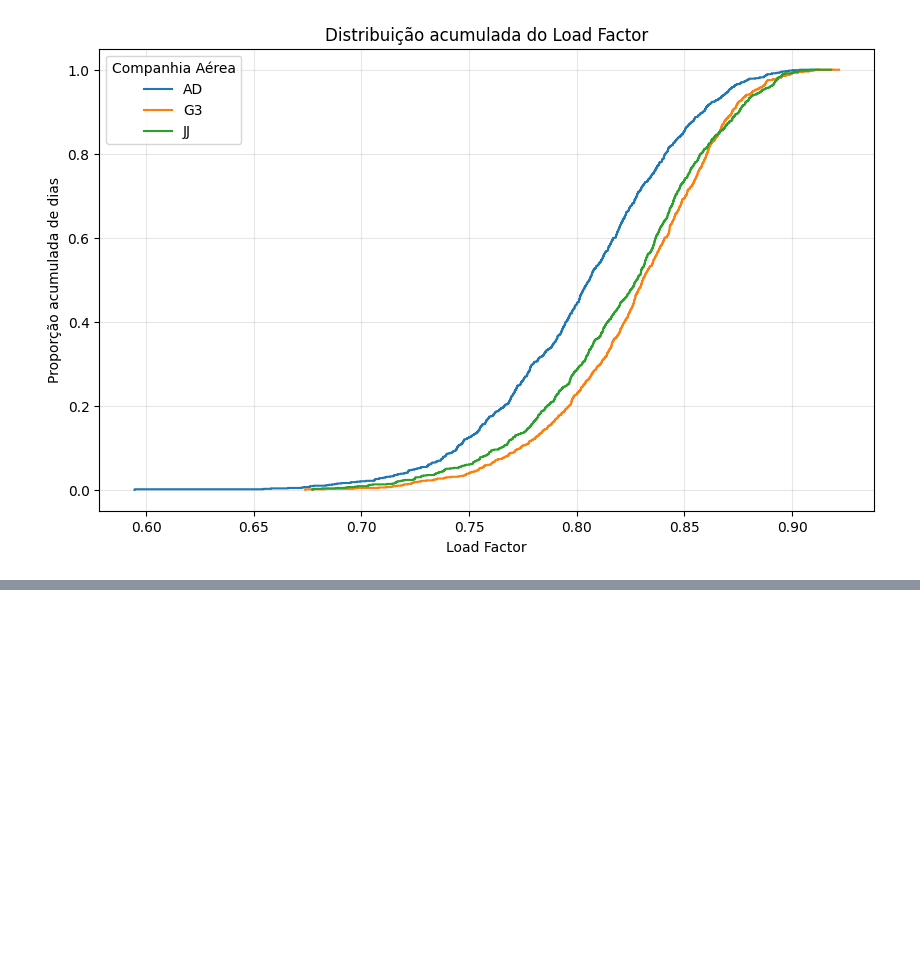
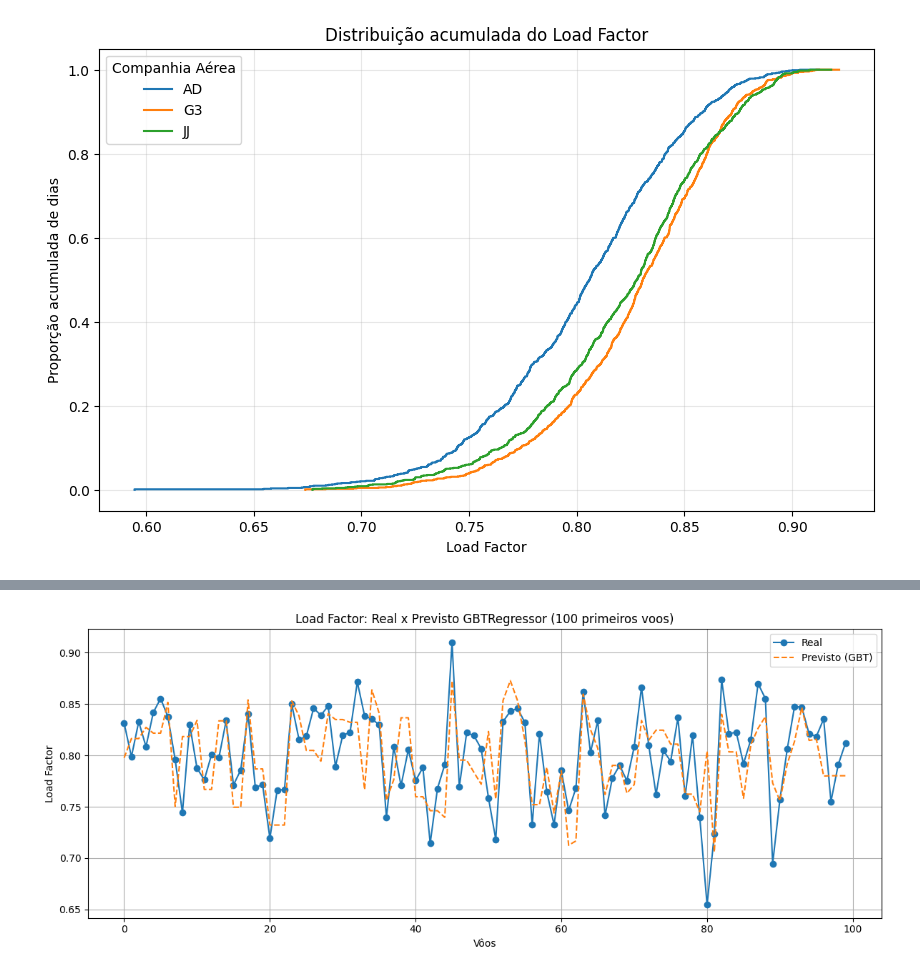
Before and after one commit to Ligia-lab/load_factor_anac, a Jupyter notebook: projeto_machine_learning_load_factor.ipynb, the cells around one changed output, grey strips where cells are left out. Cells and saved outputs as stored; diff of their text form; code cells hidden in the pictures; blank space fills up the shorter version.

```diff
--- a/projeto_machine_learning_load_factor.ipynb
+++ b/projeto_machine_learning_load_factor.ipynb
@@ -391,0 +557,7 @@ plt.show()
+# %%
+#cria, treina e faz previsão no modelo de GBTRegressor
+from pyspark.ml.regression import GBTRegressor
+
+gbt = GBTRegressor(featuresCol='features',labelCol=label_col, maxIter=100, maxDepth=5, seed=42)
+gbt_modelo = gbt.fit(train_data)
+gbt_predictions = gbt_modelo.transform(test_data)
@@ -391,0 +574,18 @@ plt.show()
+# %%
+#o gráfico mostra a comparação entre o previsto pelo modelo e o real (só os 100 primeiros vôos)
+df_gbt_plot = gbt_predictions.select('load_factor_dia', 'prediction').toPandas()
+
+n = 100
+
+plt.figure(figsize=(12, 5))
+plt.plot(df_gbt_plot['load_factor_dia'][:n].values, label='Real', marker='o', linestyle='-')
+plt.plot(df_gbt_plot['prediction'][:n].values, label='Previsto (GBT)', linestyle='--')
+plt.title('Load Factor: Real x Previsto GBTRegressor (100 primeiros voos)')
+plt.xlabel('Vôos')
+plt.ylabel('Load Factor')
+plt.legend()
+plt.grid(True)
+plt.tight_layout()
+plt.show()
+# %% [output]
+[figure, added]
```
Also changed, not shown: parts of 36 cells of this notebook.
